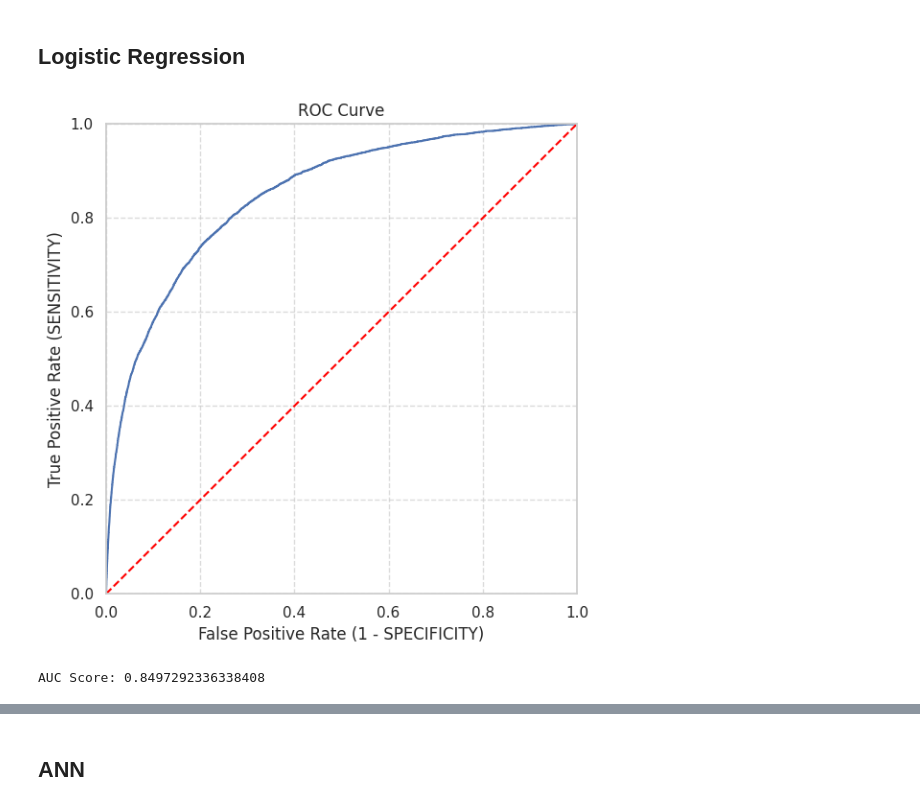
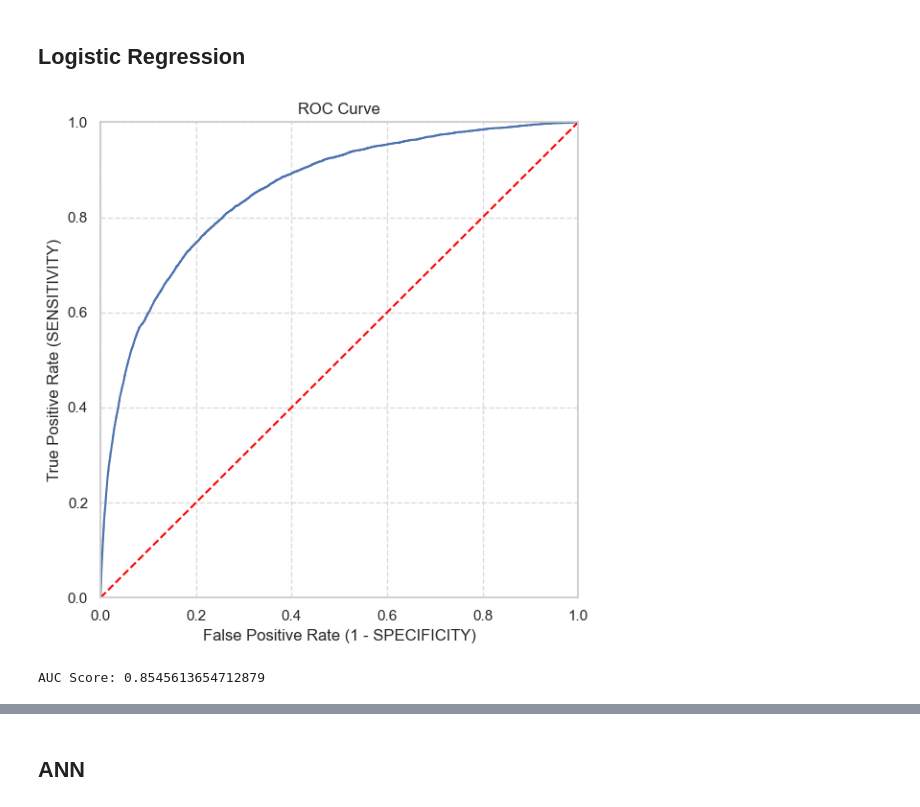
Before and after one commit to giuliacavoletti/NAML_project, a Jupyter notebook: src/GiveMeSomeCredit_logisticreg.ipynb, the cells around one changed output, grey strips where cells are left out. Drawn from its saved outputs; the diff is of its cells as text; code cells hidden in the pictures.

```diff
--- a/src/GiveMeSomeCredit_logisticreg.ipynb
+++ b/src/GiveMeSomeCredit_logisticreg.ipynb
@@ -61,11 +39,8 @@ def plot_roc_curve(fpr, tpr, label="ROC Curve"):
     plt.tight_layout()
     plt.show()
 # %%
-
-path = "/content/drive/MyDrive/Colab Notebooks/NAML/Project/data/"
-
-train_df = pd.read_csv("train.csv")
-test_df = pd.read_csv("test.csv")
+train_df = pd.read_csv("../data/cs-training.csv")
+test_df = pd.read_csv("../data/cs-test.csv")
 # %% [markdown]
 ## Exploratory data analysis
 # %%
@@ -315,8 +295,8 @@ We fix *age*, *RevolvingUtilizationOfUnsecuredLines*, *DebtRatio*
 # %%
 train_df = train_df[train_df['age'] > 0]
 train_df = train_df[train_df['RevolvingUtilizationOfUnsecuredLines'] <= 2.0]
+
 train_df.loc[inc_na_mask, 'DebtRatio'] = train_df.loc[inc_na_mask, 'DebtRatio'] / inc_median
-
-print((train_df['DebtRatio'] > 1000).sum())
-#train_df = train_df[train_df['DebtRatio'] <= train_df['DebtRatio'].quantile(0.99)]
+print(f"Samples with DebtRatio > 10.0 after MonthlyIncome imputation: {(train_df['DebtRatio'] > 10.0).sum()}")
+train_df = train_df[train_df['DebtRatio'] <= 10.0]
 # %% [output]
@@ -395,13 +375,15 @@ plt.show()
 # %% [markdown]
 ## Model
 # %%
-X = train_df.drop(['SeriousDlqin2yrs', 'Id'], axis=1)
+X = train_df.drop(['SeriousDlqin2yrs', 'ID'], axis=1)
 y = train_df['SeriousDlqin2yrs']
 
-#W = test_df.drop(['SeriousDlqin2yrs', 'ID'], axis=1)
-#z = test_df['SeriousDlqin2yrs']
+# W = test_df.drop(['SeriousDlqin2yrs', 'ID'], axis=1)
+# z = test_df['SeriousDlqin2yrs']
 # %%
-X_train, X_test, y_train, y_test = train_test_split(X, y, random_state=123, test_size = 0.2)
+X_train, X_test, y_train, y_test = train_test_split(
+    X, y, test_size=0.2, random_state=123, stratify=y
+)
 
 train_mean = X_train.mean(axis=0)
 train_std = X_train.std(axis=0)
@@ -418,20 +400,20 @@ y_test_array = np.array(y_test)
 # %%
 #here a built in imputer is used to eliminate NANs- why is it needed? didnt we already eliminate them? TO CHECK
 imputer = SimpleImputer(strategy='mean')
 X_train_array_lr = imputer.fit_transform(X_train_scaled)
 X_test_array_lr = imputer.transform(X_test_scaled)
 
-model = LogisticRegression(max_iter=1000)
+model = LogisticRegression(max_iter=1000, class_weight='balanced')
 model.fit(X_train_array_lr, y_train_array)
 
 # Predict probabilities on train set
 lr_probs = model.predict_proba(X_train_array_lr)[:, 1]
 fpr_lr, tpr_lr, thresh = roc_curve(y_train,lr_probs )
 plot_roc_curve(fpr_lr,tpr_lr)
 print('AUC Score:', (roc_auc_score(y_train, lr_probs)))
 # %% [output]
-[figure, old version]
+[figure, new version]
-AUC Score: 0.8497292336338408
+AUC Score: 0.8545613654712879
 # %%
 # predict probabilities on test set
 lr_scores_proba = model.predict_proba(X_test_array_lr)
```
Also changed, not shown: parts of 48 cells of this notebook, 11 other files.
